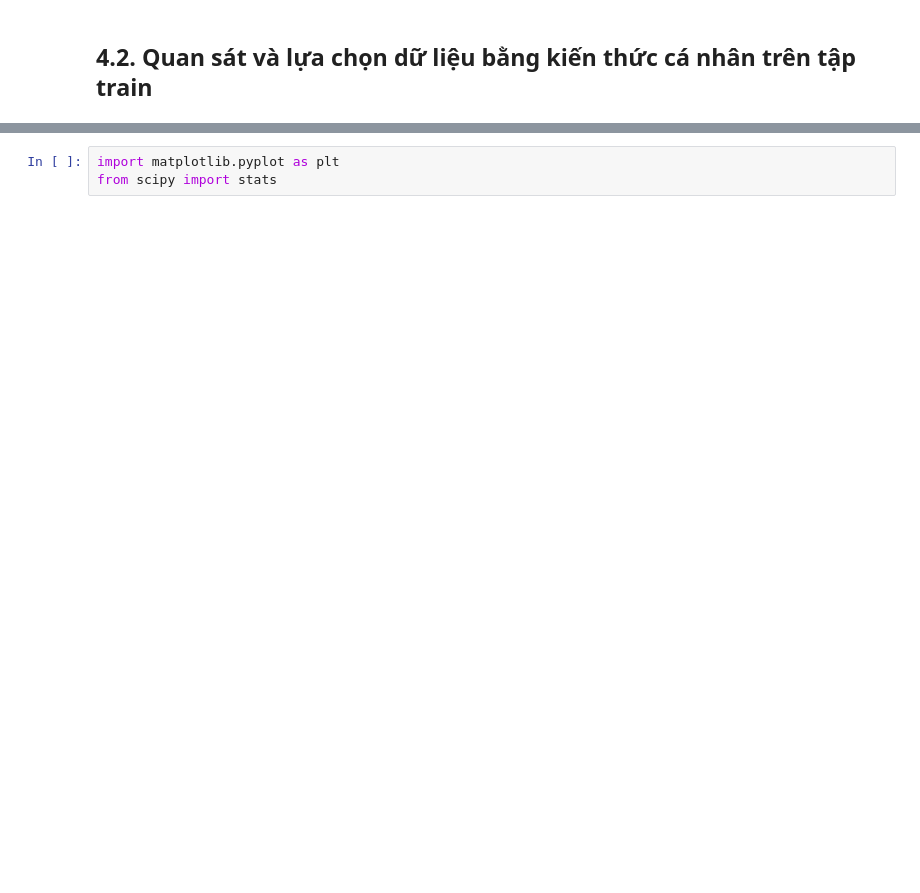
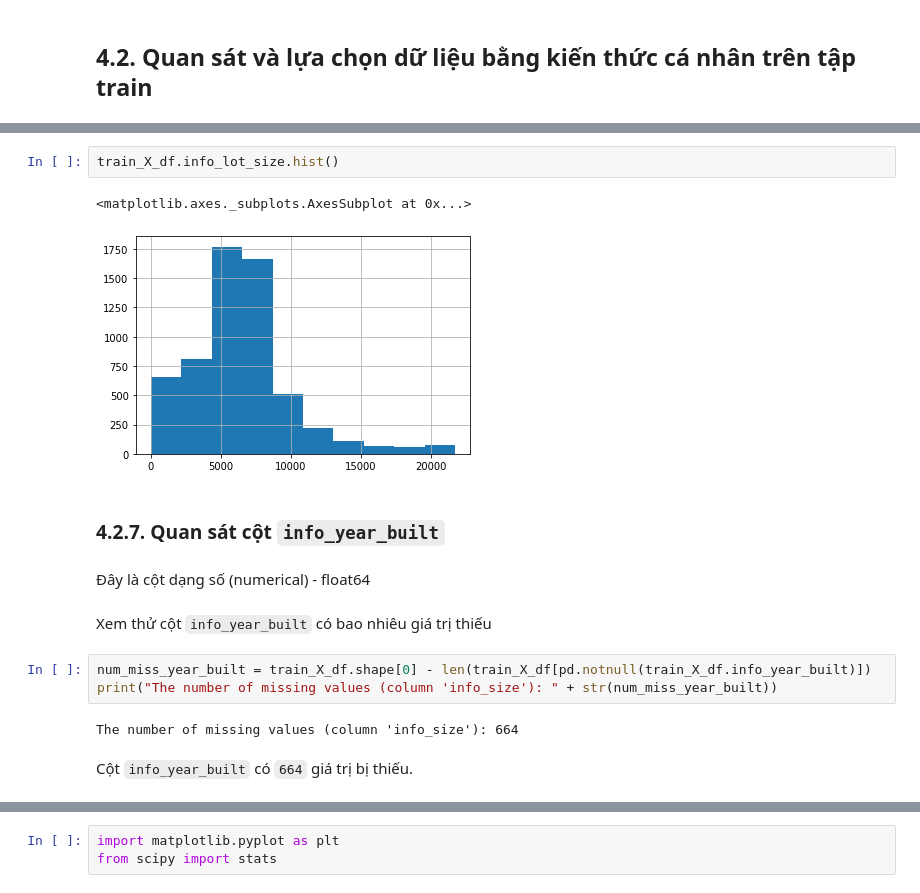
Before and after one commit to dpnam/DS-Final-Project, a Jupyter notebook: real-estate-California/HousePrice_California.ipynb, the cells around one changed output, grey strips where cells are left out. Cells and saved outputs as stored; diff of their text form; blank space fills up the shorter version.

```diff
--- a/real-estate-California/HousePrice_California.ipynb
+++ b/real-estate-California/HousePrice_California.ipynb
@@ -959,0 +1149,18 @@ data_df["info_sold_price"].describe()
+# %%
+train_X_df.info_lot_size.hist()
+# %% [output]
+<matplotlib.axes._subplots.AxesSubplot at 0x...>
+[figure, added]
+# %% [markdown]
+### 4.2.7. Quan sát cột `info_year_built`
+# %% [markdown]
+Đây là cột dạng số (numerical) - float64
+# %% [markdown]
+Xem thử cột `info_year_built` có bao nhiêu giá trị thiếu
+# %%
+num_miss_year_built = train_X_df.shape[0] - len(train_X_df[pd.notnull(train_X_df.info_year_built)])
+print("The number of missing values (column 'info_size'): " + str(num_miss_year_built))
+# %% [output]
+The number of missing values (column 'info_size'): 664
+# %% [markdown]
+Cột `info_year_built` có `664` giá trị bị thiếu.
```
Also changed, not shown: parts of 188 cells of this notebook, 3 other files.
